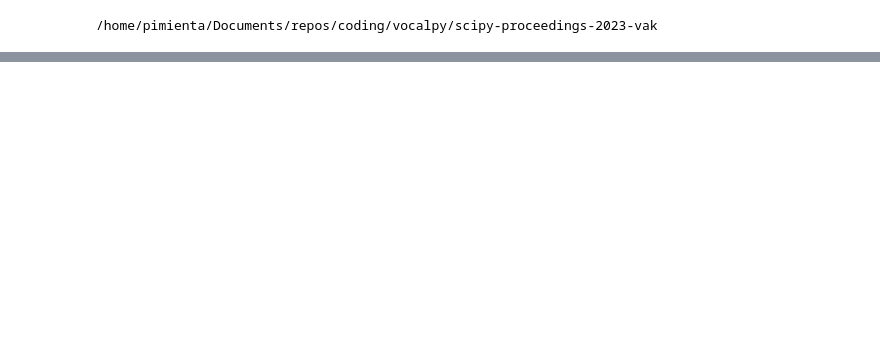
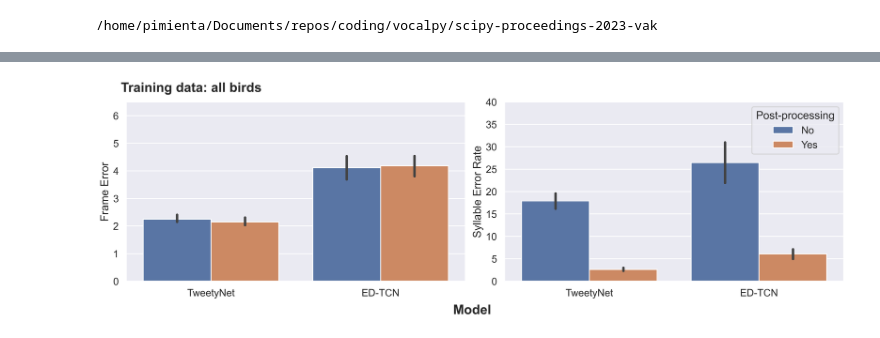
Before and after one commit to vocalpy/scipy-proceedings-2023-vak, a Jupyter notebook: src/scripts/learncurves-tweetynet-ED-TCN-allbirds.ipynb, the cells around one changed output, grey strips where cells are left out. Drawn from its saved outputs; the diff is of its cells as text; code cells hidden in the pictures; blank space fills up the shorter version.

```diff
--- a/src/scripts/learncurves-tweetynet-ED-TCN-allbirds.ipynb
+++ b/src/scripts/learncurves-tweetynet-ED-TCN-allbirds.ipynb
@@ -23,7 +23,7 @@ def munge_df(df):
             ['avg_err', 'avg_err_tfm'],
         ),
         (
-            'Average Segment Error Rate', 'Average Error',
+            'Syllable Error Rate', 'Frame Error',
         )
 
     ):
@@ -84,7 +54,6 @@ for net_name, results_dir in NET_NAMES_RESULTS_DIR_MAP.items():
     df = pd.read_csv(csv_path)
     df = df.rename(columns={'train_dur': 'train_set_dur'})
     df = munge_df(df)
-    df.net_name = net_name
     data.append(df)
 
 data = pd.concat(data)
@@ -147,0 +60,50 @@ fig.tight_layout()
+# %%
+data_plot = data.copy()
+data_plot['model_name'] = data_plot['model_name'].map(
+    {'TweetyNet': 'TweetyNet', 'ED_TCN': 'ED-TCN'}
+)
+data_plot['postprocess'] = data_plot['postprocess'].map({True: 'Yes', False: 'No'})
+data_plot = data_plot.rename(columns={'postprocess': 'Post-processing'})
+# %%
+sns.set()
+sns.set_context('talk')
+# %%
+# fig, ax_arr = plt.subplots(2, 2, figsize=(15, 10), dpi=300)
+fig = plt.figure(layout='constrained', figsize=(17, 5), dpi=300)
+ax_arr = fig.subplots(1, 2)
+
+for subfig_ind, (data_df, subfig_suptitle) in enumerate(
+    zip(
+        (data_plot,),
+        ('Training data: all birds',)
+    )
+):
+    data_plot_ = data_df[data_df.train_set_dur == 600]
+
+    for ax_ind, (err_name, ylim) in enumerate(
+        zip(
+            ('Frame Error', 'Syllable Error Rate'),
+            ([0., 6.5], [0., 40.])
+        )
+    ):
+        ax = ax_arr[ax_ind]
+        g = sns.barplot(
+            data=data_plot_,
+            y=err_name,
+            x='model_name',
+            hue='Post-processing',
+            ax=ax,
+        )
+        ax.set_ylim(ylim)
+        ax.set_xlabel('')
+
+        if ax_ind == 0:
+            ax.legend().remove()
+
+    fig.suptitle(subfig_suptitle, ha='left', x=0.03, weight='bold')
+
+fig.supxlabel('Model', y=-0.075, weight='bold')
+plt.savefig('./doc/figs/TweetyNet-v-EDTCN.png', bbox_inches='tight')
+plt.savefig('../scipy_proceedings/papers/david_nicholson/TweetyNet-v-EDTCN.png', bbox_inches='tight')
+# %% [output]
+[figure, added]
```
Also changed, not shown: parts of 3 cells of this notebook, 4 other files.
